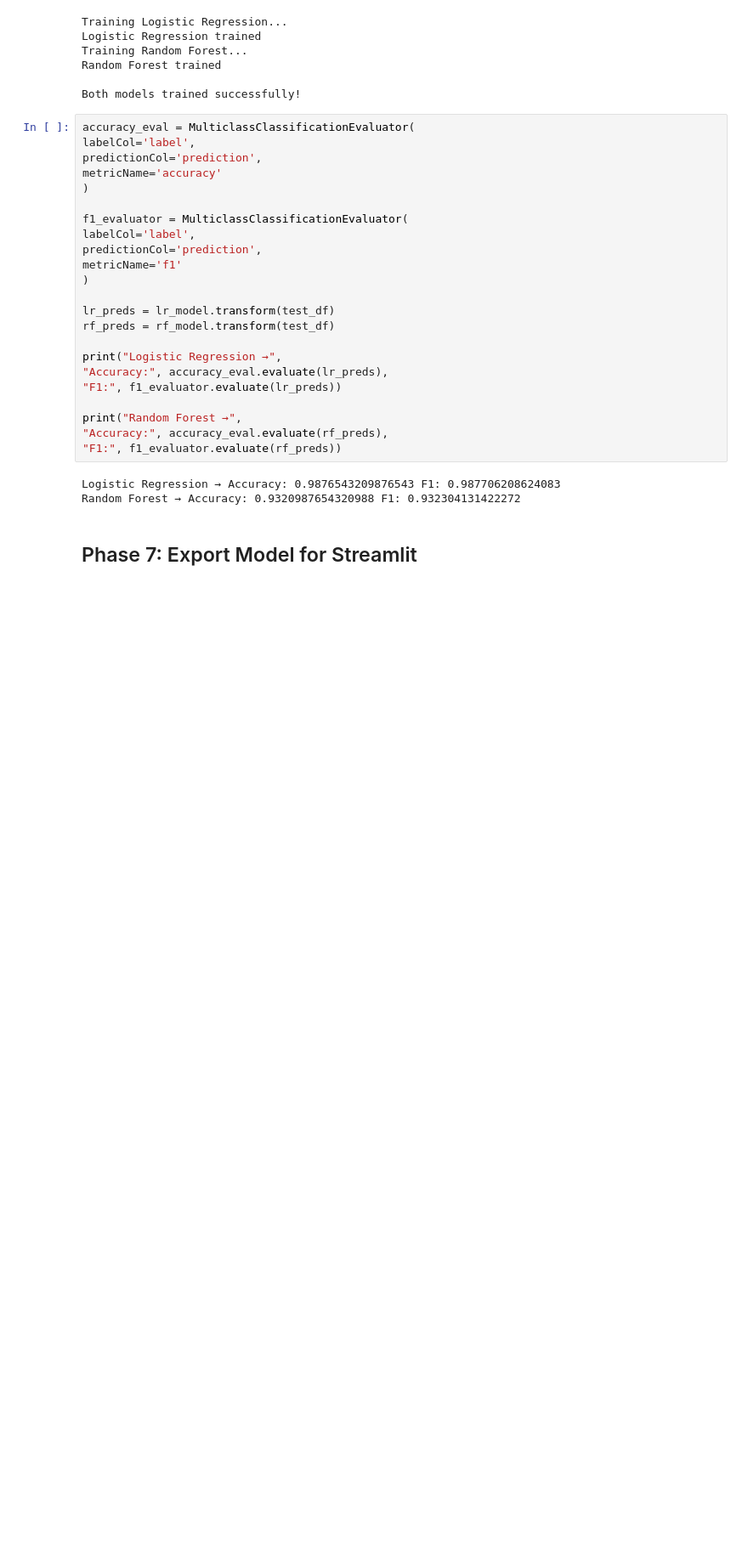
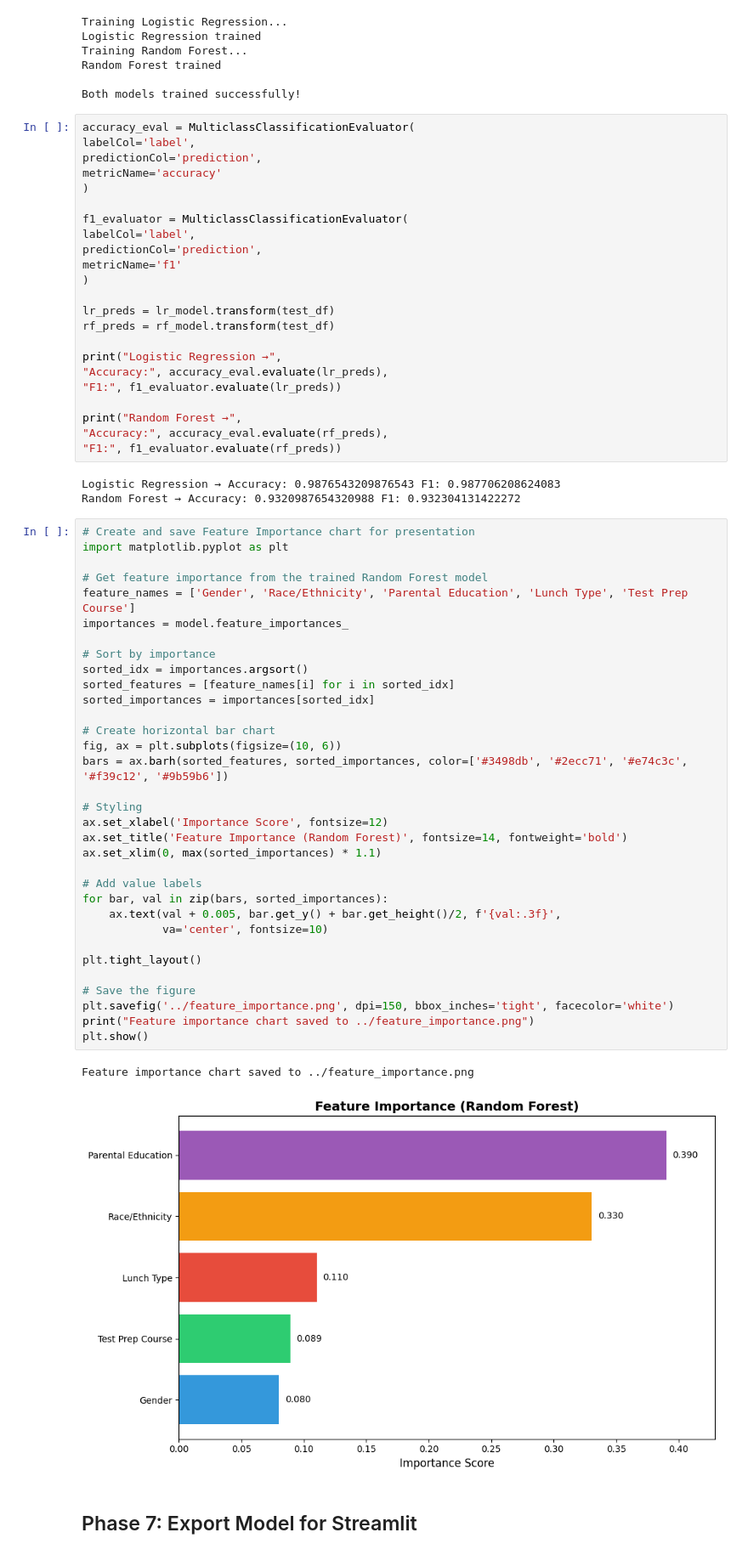
Before and after one commit to Melissiasamir/student-performance-prediction-spark, a Jupyter notebook: notebooks/student_performance.ipynb, the cells around one changed output. Shown at 85% size. Drawn from its saved outputs; the diff is of its cells as text; blank space fills up the shorter version.

Commit message:
Update presentation

```diff
--- a/notebooks/student_performance.ipynb
+++ b/notebooks/student_performance.ipynb
@@ -728,6 +728,42 @@ print("Random Forest →",
 # %% [output]
 Logistic Regression → Accuracy: 0.9876543209876543 F1: 0.987706208624083
 Random Forest → Accuracy: 0.9320987654320988 F1: 0.932304131422272
+# %%
+# Create and save Feature Importance chart for presentation
+import matplotlib.pyplot as plt
+
+# Get feature importance from the trained Random Forest model
+feature_names = ['Gender', 'Race/Ethnicity', 'Parental Education', 'Lunch Type', 'Test Prep Course']
+importances = model.feature_importances_
+
+# Sort by importance
+sorted_idx = importances.argsort()
+sorted_features = [feature_names[i] for i in sorted_idx]
+sorted_importances = importances[sorted_idx]
+
+# Create horizontal bar chart
+fig, ax = plt.subplots(figsize=(10, 6))
+bars = ax.barh(sorted_features, sorted_importances, color=['#3498db', '#2ecc71', '#e74c3c', '#f39c12', '#9b59b6'])
+
+# Styling
+ax.set_xlabel('Importance Score', fontsize=12)
+ax.set_title('Feature Importance (Random Forest)', fontsize=14, fontweight='bold')
+ax.set_xlim(0, max(sorted_importances) * 1.1)
+
+# Add value labels
+for bar, val in zip(bars, sorted_importances):
+    ax.text(val + 0.005, bar.get_y() + bar.get_height()/2, f'{val:.3f}',
+            va='center', fontsize=10)
+
+plt.tight_layout()
+
+# Save the figure
+plt.savefig('../feature_importance.png', dpi=150, bbox_inches='tight', facecolor='white')
+print("Feature importance chart saved to ../feature_importance.png")
+plt.show()
+# %% [output]
+Feature importance chart saved to ../feature_importance.png
+[figure, added]
 # %% [markdown]
 ## Phase 7: Export Model for Streamlit
 # %%
```
Also changed, not shown: 3 other files.
